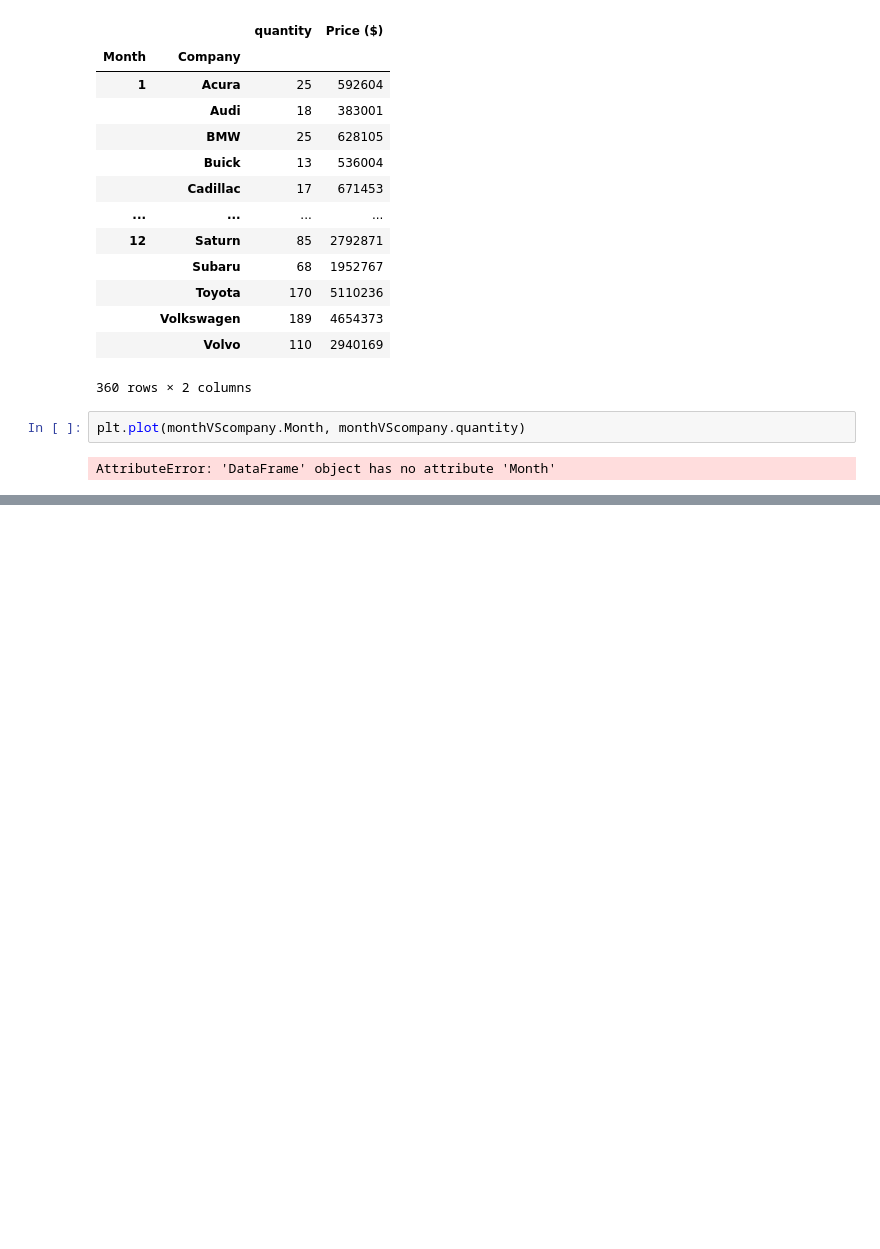
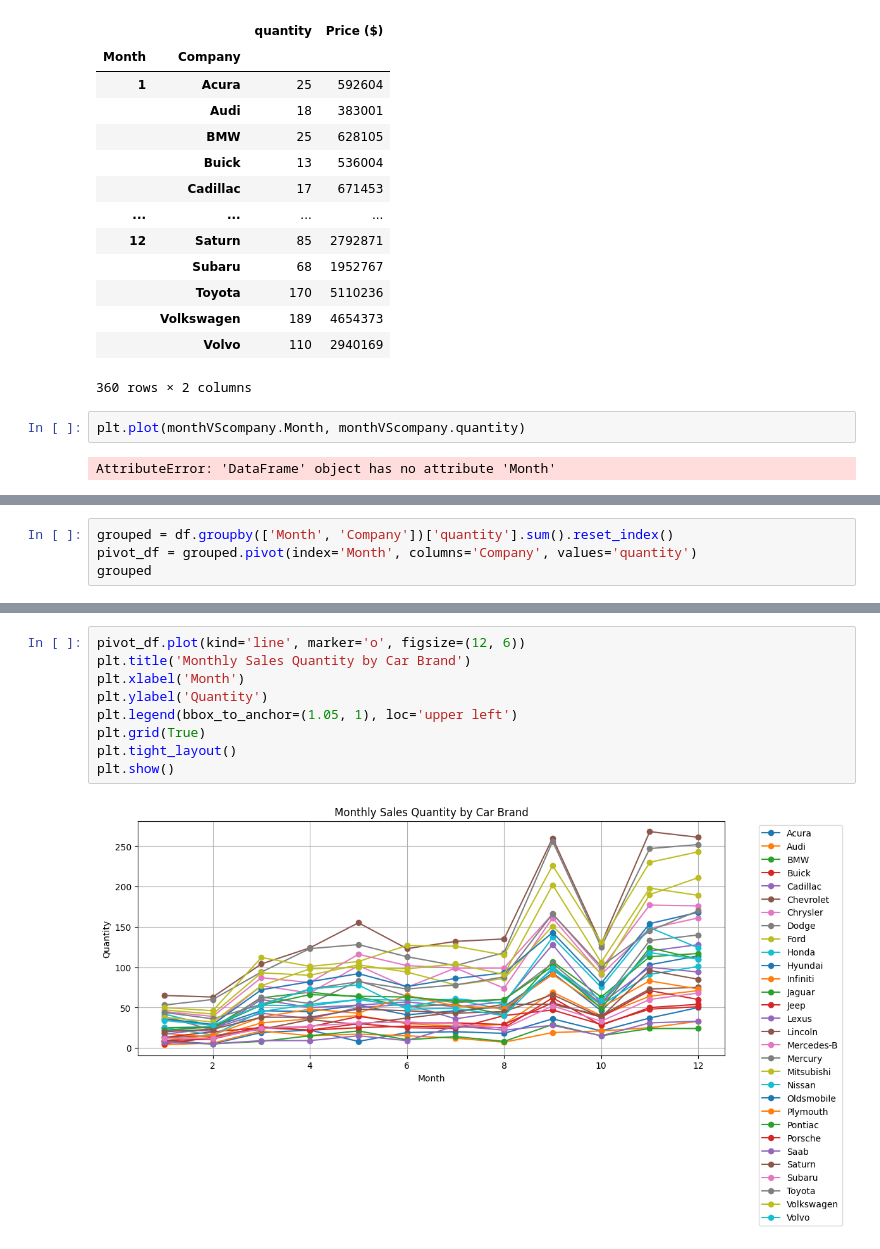
Before and after one commit to abhisheksaini3232/Python-week-2-practise, a Jupyter notebook: Project 2 — Visualization Dashboard/dashboard.ipynb, the cells around one changed output, grey strips where cells are left out. Drawn from its saved outputs; the diff is of its cells as text; blank space fills up the shorter version.

```diff
--- a/Project 2 — Visualization Dashboard/dashboard.ipynb
+++ b/Project 2 — Visualization Dashboard/dashboard.ipynb
@@ -130,0 +148,4 @@ AttributeError: 'DataFrame' object has no attribute 'Month'
+# %%
+grouped = df.groupby(['Month', 'Company'])['quantity'].sum().reset_index()
+pivot_df = grouped.pivot(index='Month', columns='Company', values='quantity')
+grouped
@@ -130,0 +166,11 @@ AttributeError: 'DataFrame' object has no attribute 'Month'
+# %%
+pivot_df.plot(kind='line', marker='o', figsize=(12, 6))
+plt.title('Monthly Sales Quantity by Car Brand')
+plt.xlabel('Month')
+plt.ylabel('Quantity')
+plt.legend(bbox_to_anchor=(1.05, 1), loc='upper left')
+plt.grid(True)
+plt.tight_layout()
+plt.show()
+# %% [output]
+[figure, added]
```
Also changed, not shown: parts of 2 cells of this notebook.
